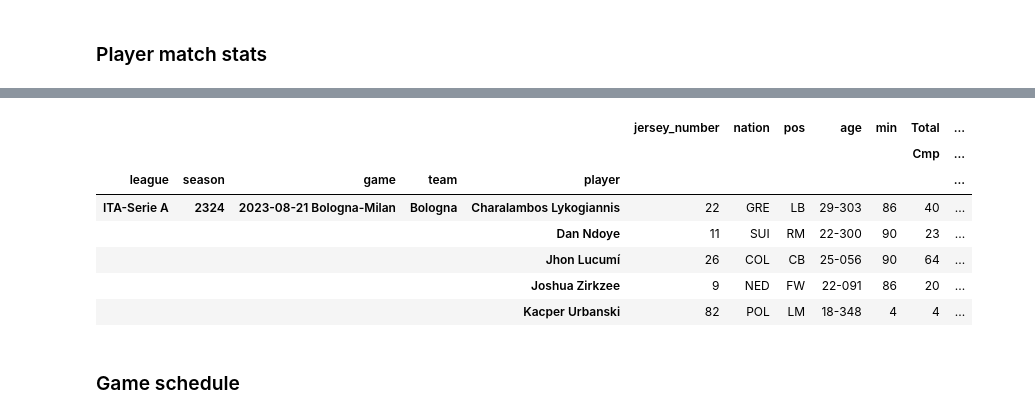
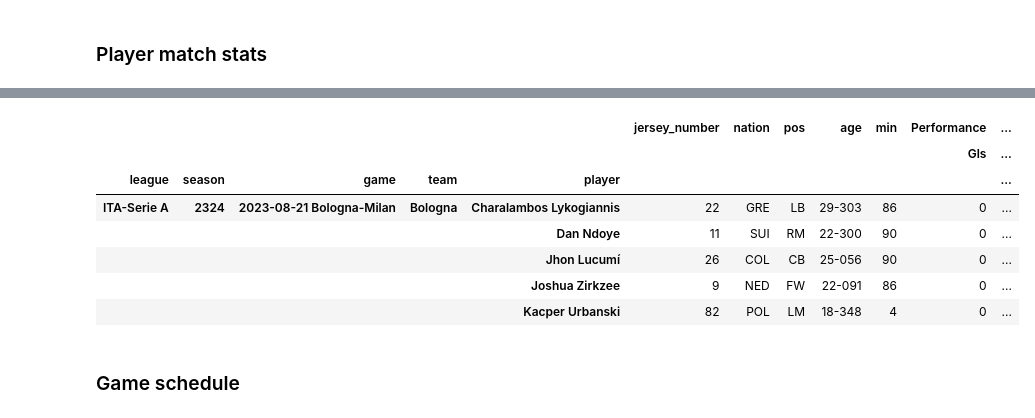
Before and after one commit to FrankMaverick/fantacalcio-scraper-test, a Jupyter notebook: SoccerData/SoccerData-FBRef.ipynb, the cells around one changed output, grey strips where cells are left out. Saved outputs shown, nothing was run; the diff lists cells and outputs as text; code cells hidden in the pictures.

```diff
--- a/SoccerData/SoccerData-FBRef.ipynb
+++ b/SoccerData/SoccerData-FBRef.ipynb
@@ -148,6 +176,6 @@ player_season_stats[player_season_stats.index.get_level_values('team') == 'Milan
 # %% [markdown]
 ### Player match stats
 # %%
-player_match_stats = fbref.read_player_match_stats(stat_type="passing", match_id='93dccf6e')
+player_match_stats = fbref.read_player_match_stats(stat_type="summary", match_id='93dccf6e')
 player_match_stats.head()
 # %% [output]
@@ -155,11 +183,11 @@ player_match_stats.head()
-|  |  |  |  |  | jersey_number | nation | pos | age | min | Total | ... |
-|  |  |  |  |  |  |  |  |  |  | Cmp | ... |
+|  |  |  |  |  | jersey_number | nation | pos | age | min | Performance | ... |
+|  |  |  |  |  |  |  |  |  |  | Gls | ... |
 | league | season | game | team | player |  |  |  |  |  |  | ... |
-| ITA-Serie A | 2324 | 2023-08-21 Bologna-Milan | Bologna | Charalambos Lykogiannis | 22 | GRE | LB | 29-303 | 86 | 40 | ... |
-|  |  |  |  | Dan Ndoye | 11 | SUI | RM | 22-300 | 90 | 23 | ... |
-|  |  |  |  | Jhon Lucumí | 26 | COL | CB | 25-056 | 90 | 64 | ... |
-|  |  |  |  | Joshua Zirkzee | 9 | NED | FW | 22-091 | 86 | 20 | ... |
-|  |  |  |  | Kacper Urbanski | 82 | POL | LM | 18-348 | 4 | 4 | ... |
+| ITA-Serie A | 2324 | 2023-08-21 Bologna-Milan | Bologna | Charalambos Lykogiannis | 22 | GRE | LB | 29-303 | 86 | 0 | ... |
+|  |  |  |  | Dan Ndoye | 11 | SUI | RM | 22-300 | 90 | 0 | ... |
+|  |  |  |  | Jhon Lucumí | 26 | COL | CB | 25-056 | 90 | 0 | ... |
+|  |  |  |  | Joshua Zirkzee | 9 | NED | FW | 22-091 | 86 | 0 | ... |
+|  |  |  |  | Kacper Urbanski | 82 | POL | LM | 18-348 | 4 | 0 | ... |
 # %%
 team_match_stats.to_json("./data/FBRef/player_match_stats.json")
 # %% [markdown]
```
Also changed, not shown: parts of 9 cells of this notebook, 6 other files.
